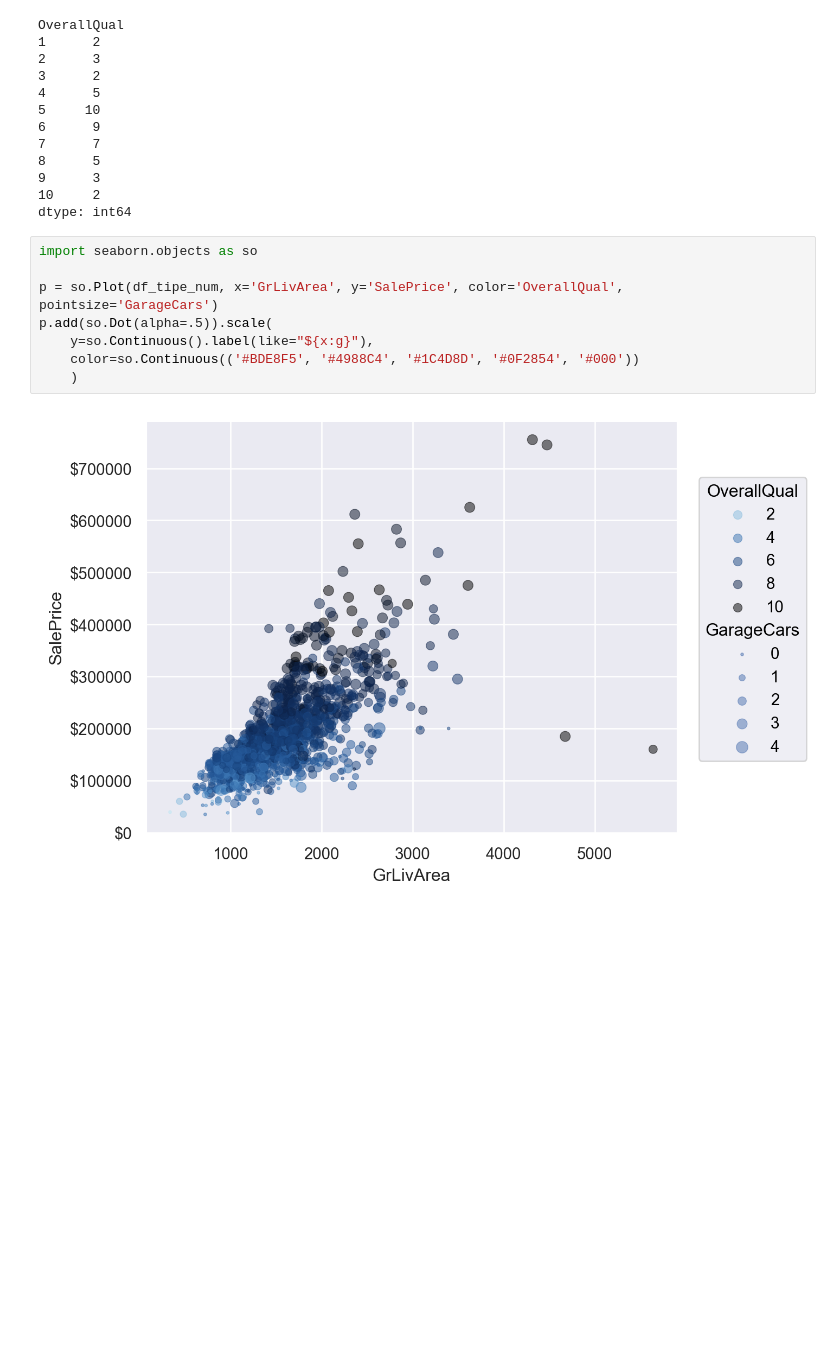
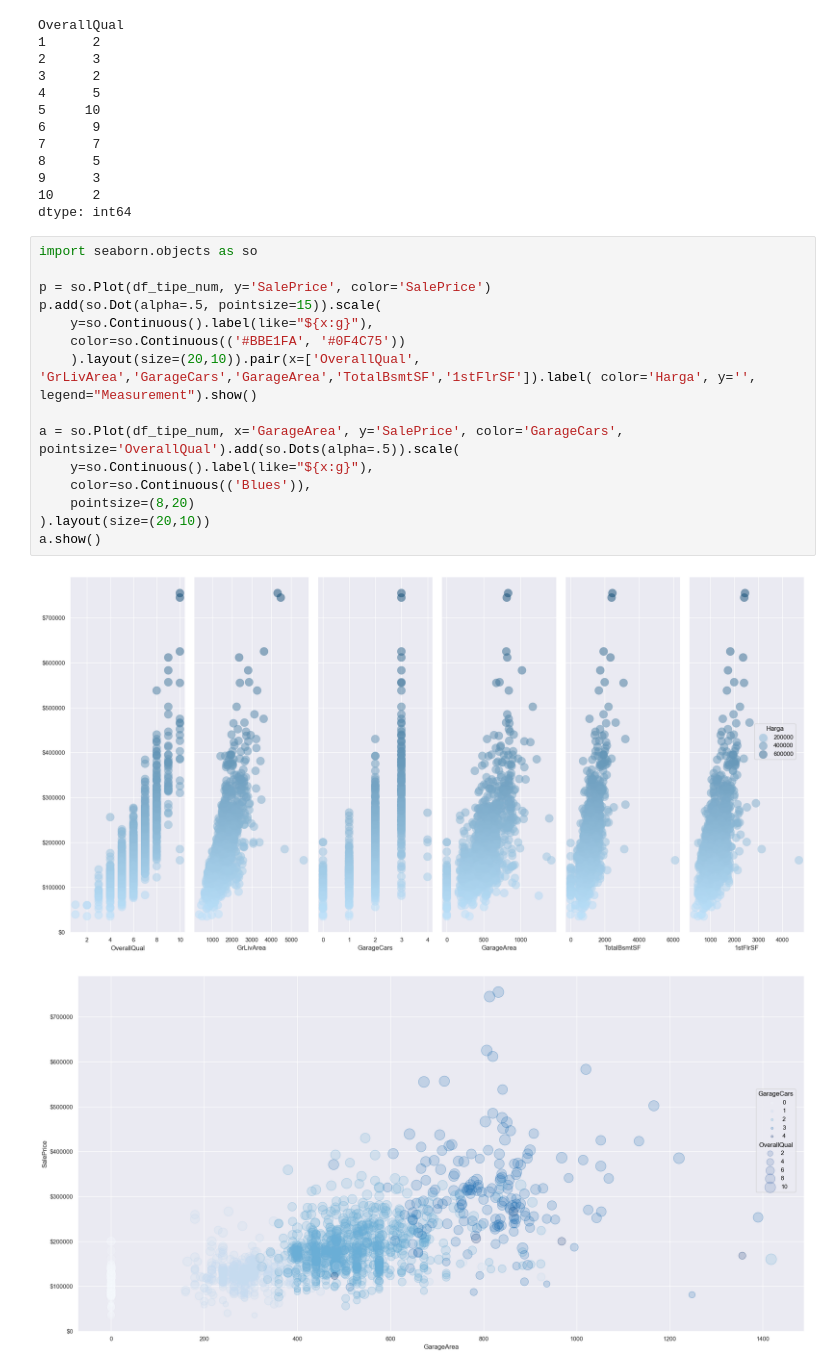
Before and after one commit to arya475/Data-Science-house-price-predict, a Jupyter notebook: main.ipynb, the cells around one changed output. Saved outputs shown, nothing was run; the diff lists cells and outputs as text; blank space fills up the shorter version.

```diff
--- a/main.ipynb
+++ b/main.ipynb
@@ -113,10 +115,18 @@ dtype: int64
 # %%
 import seaborn.objects as so
 
-p = so.Plot(df_tipe_num, x='GrLivArea', y='SalePrice', color='OverallQual', pointsize='GarageCars')
-p.add(so.Dot(alpha=.5)).scale(
+p = so.Plot(df_tipe_num, y='SalePrice', color='SalePrice')
+p.add(so.Dot(alpha=.5, pointsize=15)).scale(
     y=so.Continuous().label(like="${x:g}"),
-    color=so.Continuous(('#BDE8F5', '#4988C4', '#1C4D8D', '#0F2854', '#000'))
-    )
+    color=so.Continuous(('#BBE1FA', '#0F4C75'))
+    ).layout(size=(20,10)).pair(x=['OverallQual', 'GrLivArea','GarageCars','GarageArea','TotalBsmtSF','1stFlrSF']).label( color='Harga', y='', legend="Measurement").show()
+
+a = so.Plot(df_tipe_num, x='GarageArea', y='SalePrice', color='GarageCars', pointsize='OverallQual').add(so.Dots(alpha=.5)).scale(
+    y=so.Continuous().label(like="${x:g}"),
+    color=so.Continuous(('Blues')),
+    pointsize=(8,20)
+).layout(size=(20,10))
+a.show()
 # %% [output]
-[figure, old version]
+[figure, new version]
+[figure, added]
```
Also changed, not shown: parts of 4 cells of this notebook.
